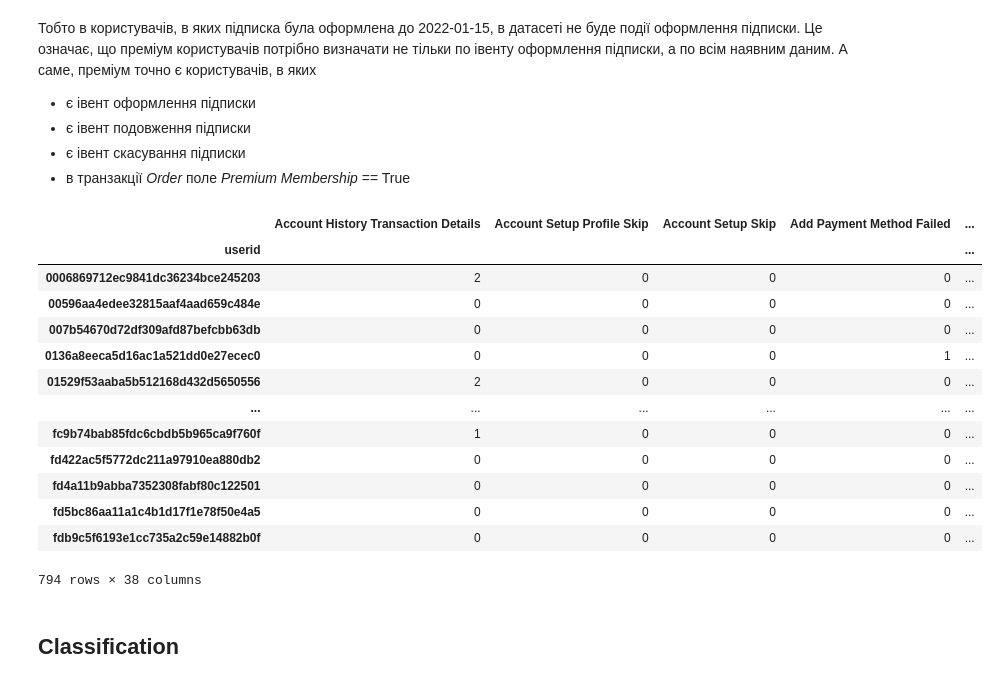
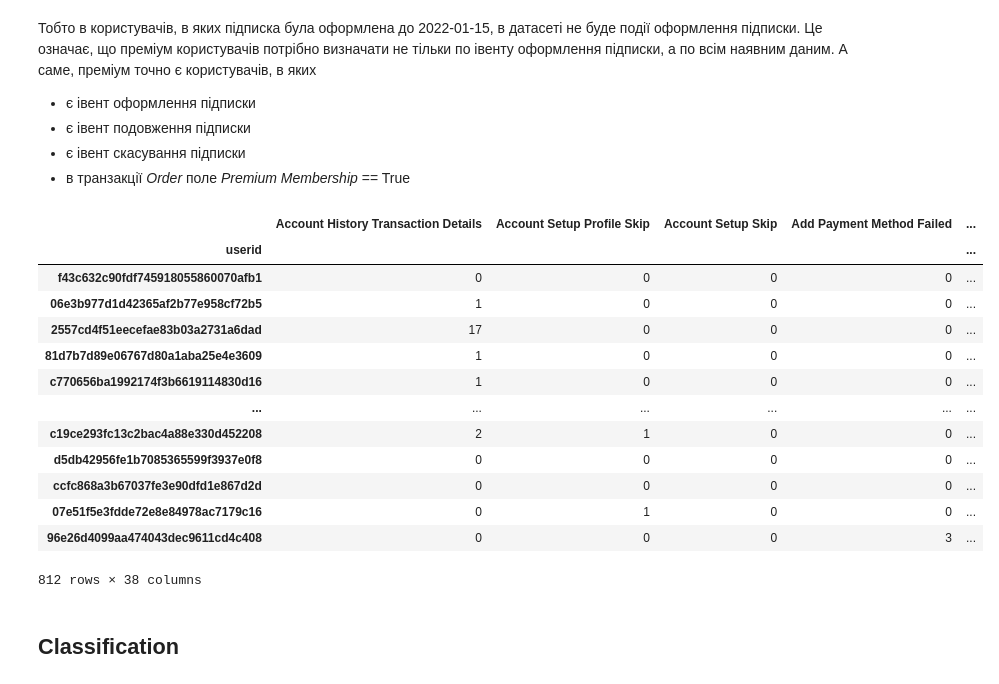
Before and after one commit to EvgeniyAzarov/IHT20H_hackathon_ds_test, a Jupyter notebook: test_task.ipynb, the cells around one changed output. Drawn from its saved outputs; the diff is of its cells as text; code cells hidden in the pictures.

```diff
--- a/test_task.ipynb
+++ b/test_task.ipynb
@@ -92,26 +92,31 @@ users_events.columns = [col[1] for col in users_events.columns]
 # %%
 users=users_events.join(users_info)
 # %%
-users_premium = users[(users['Subscription Premium'] > 0) |
+users_premium_index = list(users[(users['Subscription Premium'] > 0) |
                       (users['Subscription Premium Renew'] > 0) |
-                      (users['Subscription Premium Cancel'] > 0)]
+                      (users['Subscription Premium Cancel'] > 0)].index)
+# %%
+users_premium_index.extend(
+    list(events.loc[events['event_attributes'].str.contains('{"Premium Membership":"True"}'), 'userid'].unique())
+)
 # %%
+users_premium = users.loc[list(set(users_premium_index))]
 users_premium
 # %% [output]
 |  | Account History Transaction Details | Account Setup Profile Skip | Account Setup Skip | Add Payment Method Failed | ... |
 | userid |  |  |  |  | ... |
-| 0006869712ec9841dc36234bce245203 | 2 | 0 | 0 | 0 | ... |
-| 00596aa4edee32815aaf4aad659c484e | 0 | 0 | 0 | 0 | ... |
-| 007b54670d72df309afd87befcbb63db | 0 | 0 | 0 | 0 | ... |
-| 0136a8eeca5d16ac1a521dd0e27ecec0 | 0 | 0 | 0 | 1 | ... |
-| 01529f53aaba5b512168d432d5650556 | 2 | 0 | 0 | 0 | ... |
+| f43c632c90fdf745918055860070afb1 | 0 | 0 | 0 | 0 | ... |
+| 06e3b977d1d42365af2b77e958cf72b5 | 1 | 0 | 0 | 0 | ... |
+| 2557cd4f51eecefae83b03a2731a6dad | 17 | 0 | 0 | 0 | ... |
+| 81d7b7d89e06767d80a1aba25e4e3609 | 1 | 0 | 0 | 0 | ... |
+| c770656ba1992174f3b6619114830d16 | 1 | 0 | 0 | 0 | ... |
 | ... | ... | ... | ... | ... | ... |
-| fc9b74bab85fdc6cbdb5b965ca9f760f | 1 | 0 | 0 | 0 | ... |
-| fd422ac5f5772dc211a97910ea880db2 | 0 | 0 | 0 | 0 | ... |
-| fd4a11b9abba7352308fabf80c122501 | 0 | 0 | 0 | 0 | ... |
-| fd5bc86aa11a1c4b1d17f1e78f50e4a5 | 0 | 0 | 0 | 0 | ... |
-| fdb9c5f6193e1cc735a2c59e14882b0f | 0 | 0 | 0 | 0 | ... |
+| c19ce293fc13c2bac4a88e330d452208 | 2 | 1 | 0 | 0 | ... |
+| d5db42956fe1b7085365599f3937e0f8 | 0 | 0 | 0 | 0 | ... |
+| ccfc868a3b67037fe3e90dfd1e867d2d | 0 | 0 | 0 | 0 | ... |
+| 07e51f5e3fdde72e8e84978ac7179c16 | 0 | 1 | 0 | 0 | ... |
+| 96e26d4099aa474043dec9611cd4c408 | 0 | 0 | 0 | 3 | ... |
-794 rows × 38 columns
+812 rows × 38 columns
 # %% [markdown]
 ## Classification
 # %%
```
Also changed, not shown: parts of 7 cells of this notebook.
